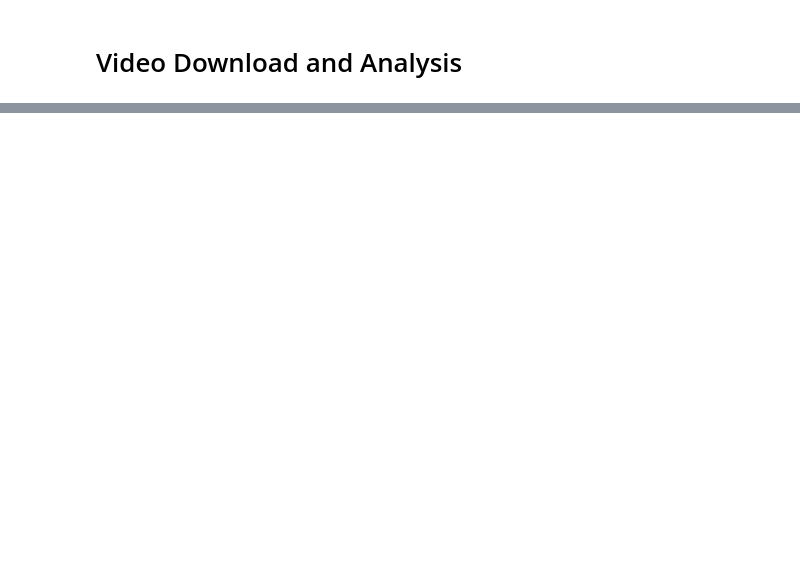
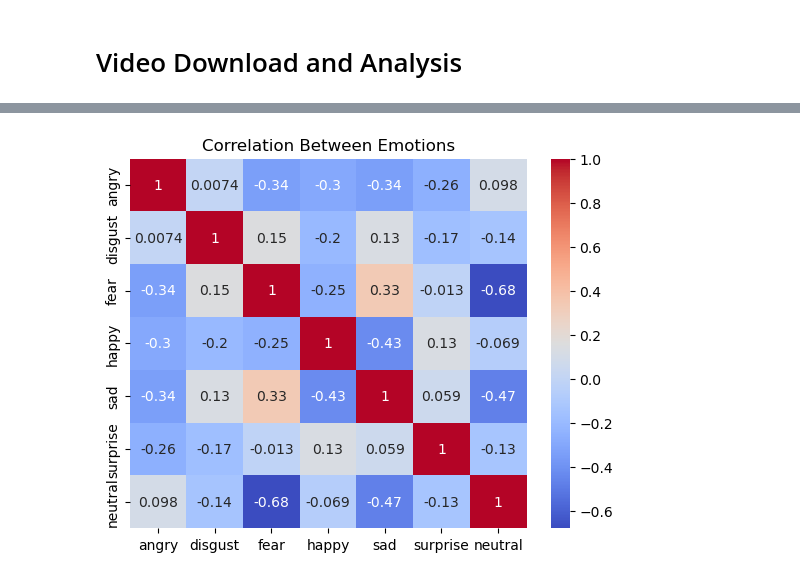
Before and after one commit to fabianstrue/MLiAS_YouTubeSentiment, a Jupyter notebook: SingleChannelModelling.ipynb, the cells around one changed output, grey strips where cells are left out. Saved outputs shown, nothing was run; the diff lists cells and outputs as text; code cells hidden in the pictures; blank space fills up the shorter version.

```diff
--- a/SingleChannelModelling.ipynb
+++ b/SingleChannelModelling.ipynb
@@ -300,0 +330,7 @@ combined_df.head()
+# %%
+# Correlation between emotions
+sns.heatmap(combined_df[emotion_cols].corr(), annot=True, cmap="coolwarm")
+plt.title("Correlation Between Emotions")
+plt.show()
+# %% [output]
+[figure, added]
```
Also changed, not shown: parts of 12 cells of this notebook.
